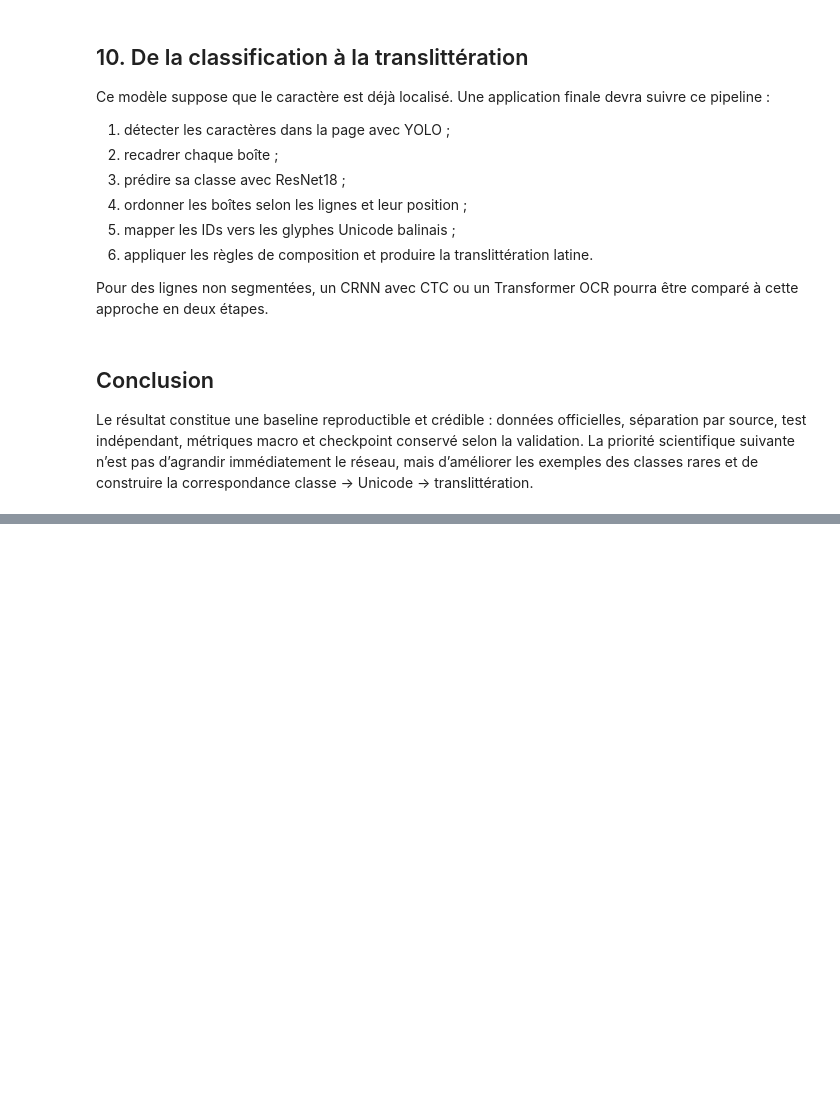
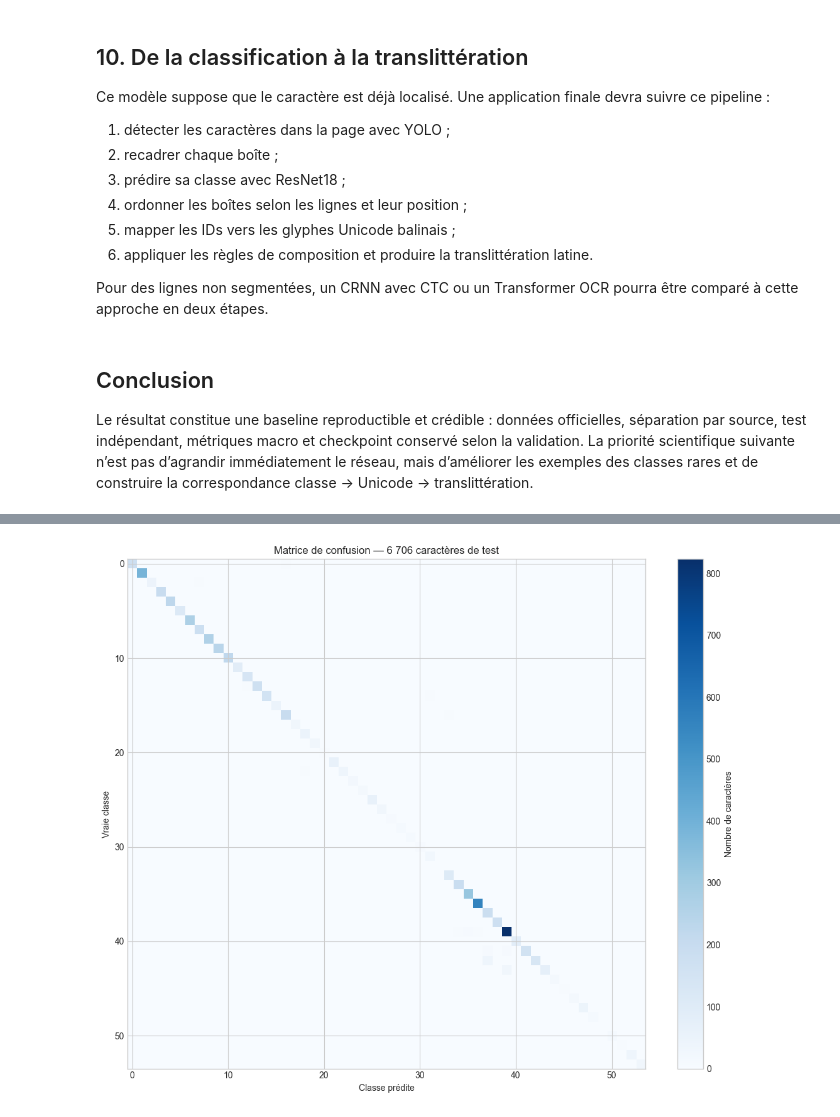
Before and after one commit to BADR-JOULAlI/balinese-script-transliteration-cnn, a Jupyter notebook: notebooks/04_deeplontar_end_to_end.ipynb, the cells around one changed output, grey strips where cells are left out. Saved outputs shown, nothing was run; the diff lists cells and outputs as text; code cells hidden in the pictures; blank space fills up the shorter version.

```diff
--- a/notebooks/04_deeplontar_end_to_end.ipynb
+++ b/notebooks/04_deeplontar_end_to_end.ipynb
@@ -143,0 +271,12 @@ Le résultat constitue une baseline reproductible et crédible : données offici
+# %%
+confusion = np.asarray(metrics['confusion_matrix'])
+fig, axis = plt.subplots(figsize=(11, 9))
+image_plot = axis.imshow(confusion, cmap='Blues', aspect='auto')
+axis.set_title('Matrice de confusion — 6 706 caractères de test')
+axis.set_xlabel('Classe prédite')
+axis.set_ylabel('Vraie classe')
+fig.colorbar(image_plot, ax=axis, label='Nombre de caractères')
+plt.tight_layout()
+plt.show()
+# %% [output]
+[figure, added]
```
Also changed, not shown: parts of 17 cells of this notebook, 2 other files.
